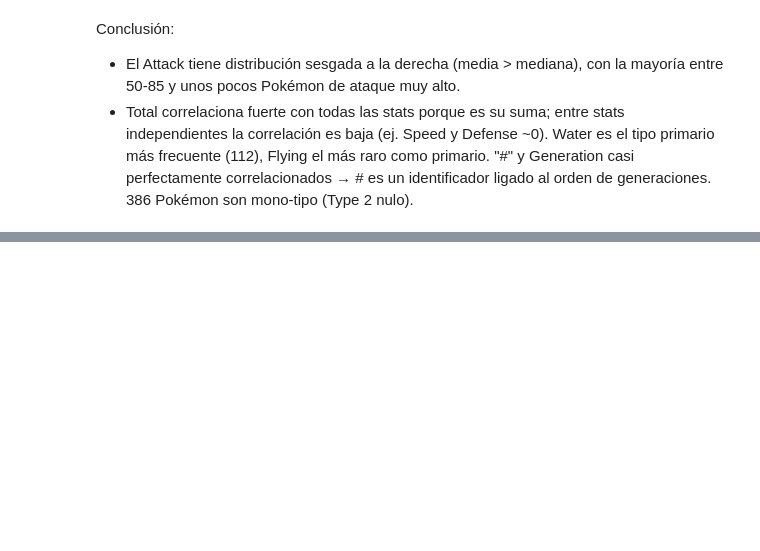
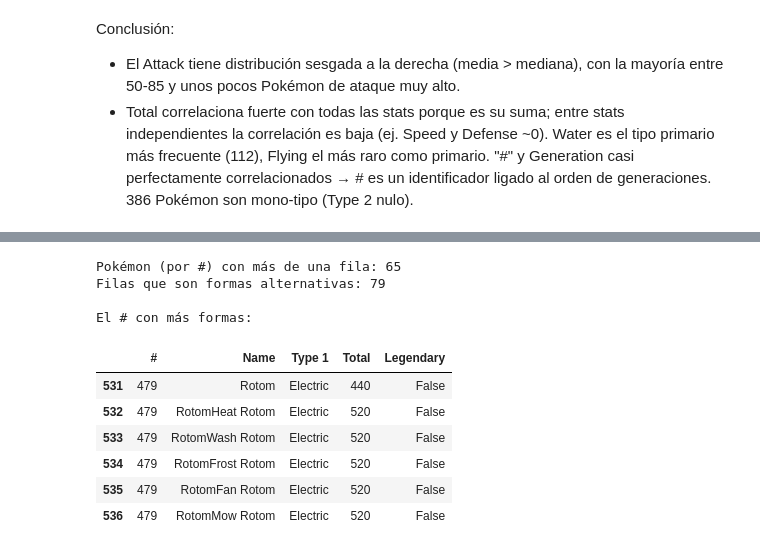
Before and after one commit to agusclap/IA2026, a Jupyter notebook: main.ipynb, the cells around one changed output, grey strips where cells are left out. Drawn from its saved outputs; the diff is of its cells as text; code cells hidden in the pictures; blank space fills up the shorter version.

```diff
--- a/main.ipynb
+++ b/main.ipynb
@@ -111,0 +405,19 @@ Water es el tipo primario más frecuente (112), Flying el más raro como primari
+# %%
+formas = df["#"].value_counts()
+
+print("Pokémon (por #) con más de una fila:", (formas > 1).sum())
+print("Filas que son formas alternativas:", len(df) - df["#"].nunique())
+print("\nEl # con más formas:")
+df[df["#"] == formas.idxmax()][["#", "Name", "Type 1", "Total", "Legendary"]]
+# %% [output]
+Pokémon (por #) con más de una fila: 65
+Filas que son formas alternativas: 79
+
+El # con más formas:
+|  | # | Name | Type 1 | Total | Legendary |
+| 531 | 479 | Rotom | Electric | 440 | False |
+| 532 | 479 | RotomHeat Rotom | Electric | 520 | False |
+| 533 | 479 | RotomWash Rotom | Electric | 520 | False |
+| 534 | 479 | RotomFrost Rotom | Electric | 520 | False |
+| 535 | 479 | RotomFan Rotom | Electric | 520 | False |
+| 536 | 479 | RotomMow Rotom | Electric | 520 | False |
```
Also changed, not shown: parts of 24 cells of this notebook, 6 other files.
